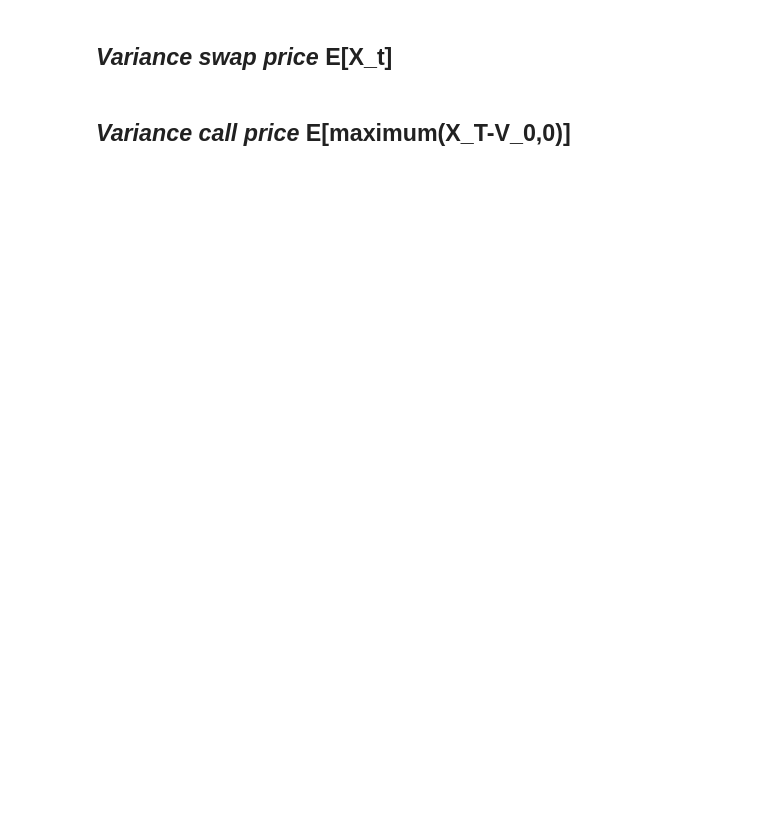
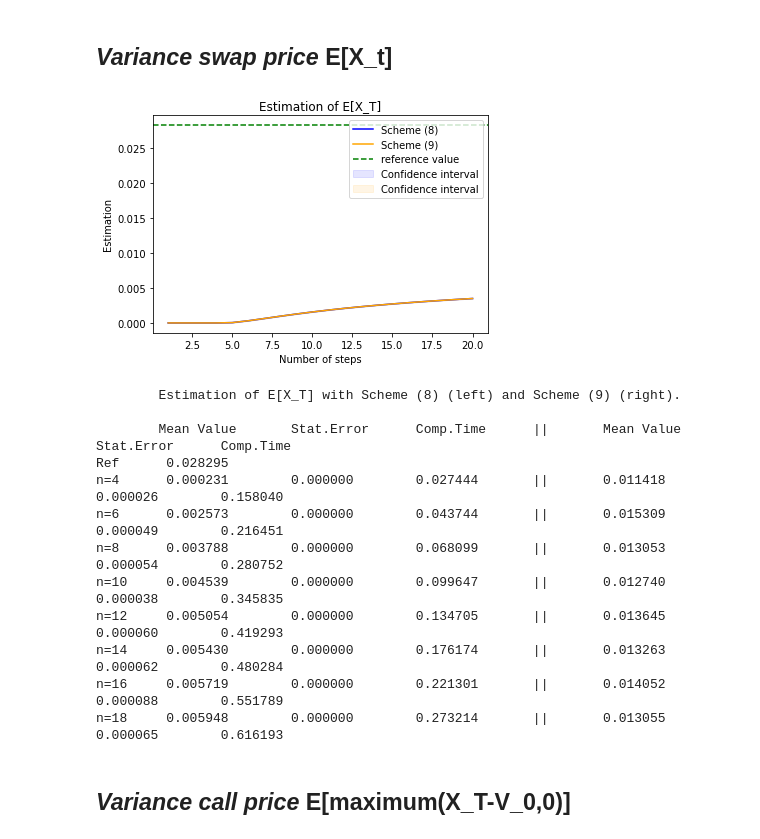
Before and after one commit to AnnaBagriy/rough_heston_model_NM, a Jupyter notebook: Project.ipynb, the cells around one changed output. Cells and saved outputs as stored; diff of their text form; code cells hidden in the pictures; blank space fills up the shorter version.

```diff
--- a/Project.ipynb
+++ b/Project.ipynb
@@ -70,3 +136,17 @@ def variance_call_price(x):
 # %% [markdown]
 # Risky asset price under the risk-neutral probability & Volatility
 _Scheme (6)_
+# %%
+n_in = 2
+t = [k*T/(n_in-1) for k in range(n_in)]
+
+def generate_subdivision(t,n):
+    #for i in range(4):
+
+    t_size = np.size(t)
+    t_temp = t
+
+    for k in range(0,t_size-1):
+        t = np.insert(t,2*k+1,(t_temp[k+1]+t_temp[k])/2)
+
+    return t
@@ -217,17 +381,0 @@ function_9_scheme = variance_swap_price
-# %%
-X_n_M = np.zeros(M)
-
-for m in range(M):
-    X_n_m = S_X_process(n)[1]
-    X_n_M[m] = X_n_m[-1]
-    #print()
-
-U_M = np.mean(function_9_scheme(X_n_M))
-var_M = np.var(function_9_scheme(X_n_M))
-
-error = 2*var_M/np.sqrt(M)
-confidence_interval = [U_M - 2*error, U_M + 2*error]
-
-print("E =", U_M)
-print("Var =", var_M)
-print(confidence_interval)
@@ -287,3 +446,3 @@ def scheme_8(f):
 # %%
-def scheme_9(f):
-    return main(S_X_process, f)
+def scheme_9(f, result):
+    return main(S_X_process, f, result)
@@ -361,11 +593,27 @@ show_numerical_results_table(scheme_8_results, scheme_9_results, "-")
 # %% [markdown]
 ## _Variance swap price_ E[X_t]
 # %%
-scheme_8_results = scheme_8(variance_swap_price)
-scheme_9_results = scheme_9(variance_swap_price)
+n=10
+
+scheme_8_results = scheme_8_X(variance_swap_price)
+scheme_9_results = scheme_9(variance_swap_price, "X_n")
 # %%
-plot_estimations(scheme_8_results, scheme_9_results, "E[X_T]", variance_swap_price_ref)
+plot_estimations(scheme_8_results, scheme_8_results, "E[X_T]", variance_swap_price_ref)
 show_numerical_results_table(scheme_8_results, scheme_9_results, variance_swap_price_ref)
+# %% [output]
+[figure, added]
+        Estimation of E[X_T] with Scheme (8) (left) and Scheme (9) (right).
+
+        Mean Value       Stat.Error      Comp.Time      ||       Mean Value      Stat.Error      Comp.Time
+Ref      0.028295
+n=4      0.000231        0.000000        0.027444       ||       0.011418        0.000026        0.158040
+n=6      0.002573        0.000000        0.043744       ||       0.015309        0.000049        0.216451
+n=8      0.003788        0.000000        0.068099       ||       0.013053        0.000054        0.280752
+n=10     0.004539        0.000000        0.099647       ||       0.012740        0.000038        0.345835
+n=12     0.005054        0.000000        0.134705       ||       0.013645        0.000060        0.419293
+n=14     0.005430        0.000000        0.176174       ||       0.013263        0.000062        0.480284
+n=16     0.005719        0.000000        0.221301       ||       0.014052        0.000088        0.551789
+n=18     0.005948        0.000000        0.273214       ||       0.013055        0.000065        0.616193
 # %% [markdown]
 ## _Variance call price_ E[maximum(X_T-V_0,0)]
 # %%
```
Also changed, not shown: parts of 33 cells of this notebook, 1 other file.
